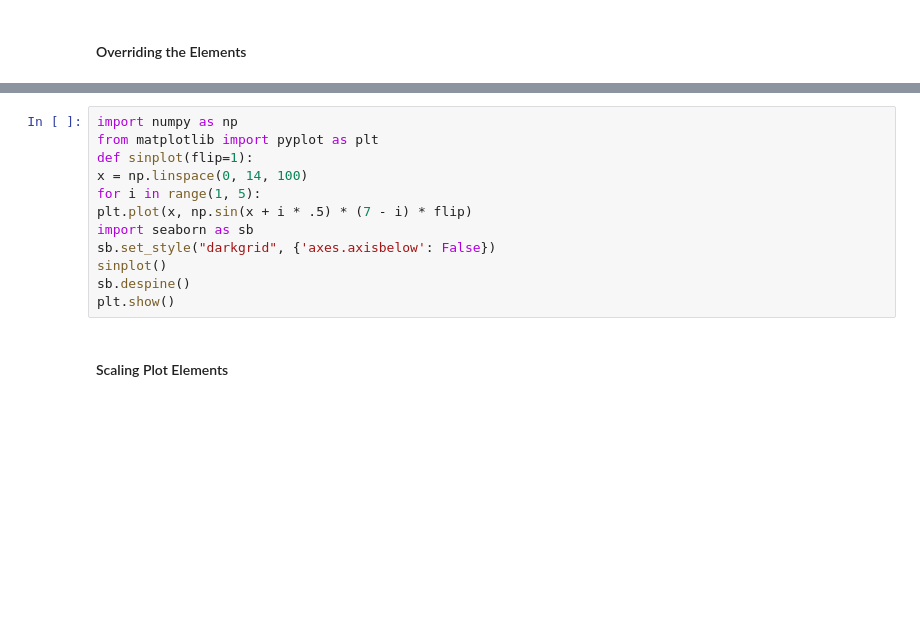
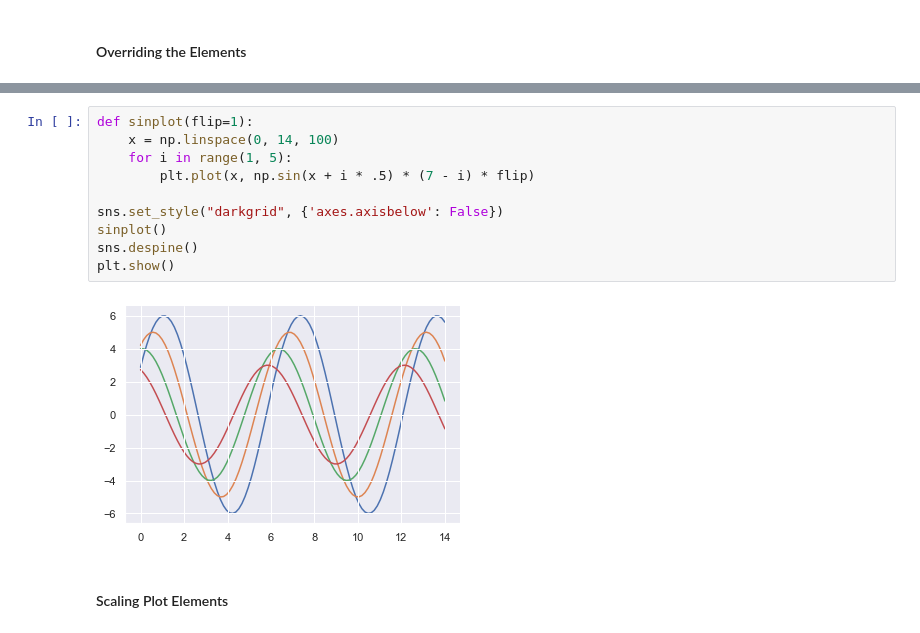
Before and after one commit to caiquemiranda/studies-seaborn, a Jupyter notebook: 03-Figure-aesthetic.ipynb, the cells around one changed output, grey strips where cells are left out. Drawn from its saved outputs; the diff is of its cells as text; blank space fills up the shorter version.

```diff
--- a/03-Figure-aesthetic.ipynb
+++ b/03-Figure-aesthetic.ipynb
@@ -53,15 +70,15 @@ print sb.axes_style
 # %%
-import numpy as np
-from matplotlib import pyplot as plt
 def sinplot(flip=1):
-x = np.linspace(0, 14, 100)
-for i in range(1, 5):
-plt.plot(x, np.sin(x + i * .5) * (7 - i) * flip)
-import seaborn as sb
-sb.set_style("darkgrid", {'axes.axisbelow': False})
+    x = np.linspace(0, 14, 100)
+    for i in range(1, 5):
+        plt.plot(x, np.sin(x + i * .5) * (7 - i) * flip)
+
+sns.set_style("darkgrid", {'axes.axisbelow': False})
 sinplot()
-sb.despine()
+sns.despine()
 plt.show()
+# %% [output]
+[figure, added]
 # %% [markdown]
 #### Scaling Plot Elements
 # %%
```
Also changed, not shown: parts of 11 cells of this notebook, 12 other files.
